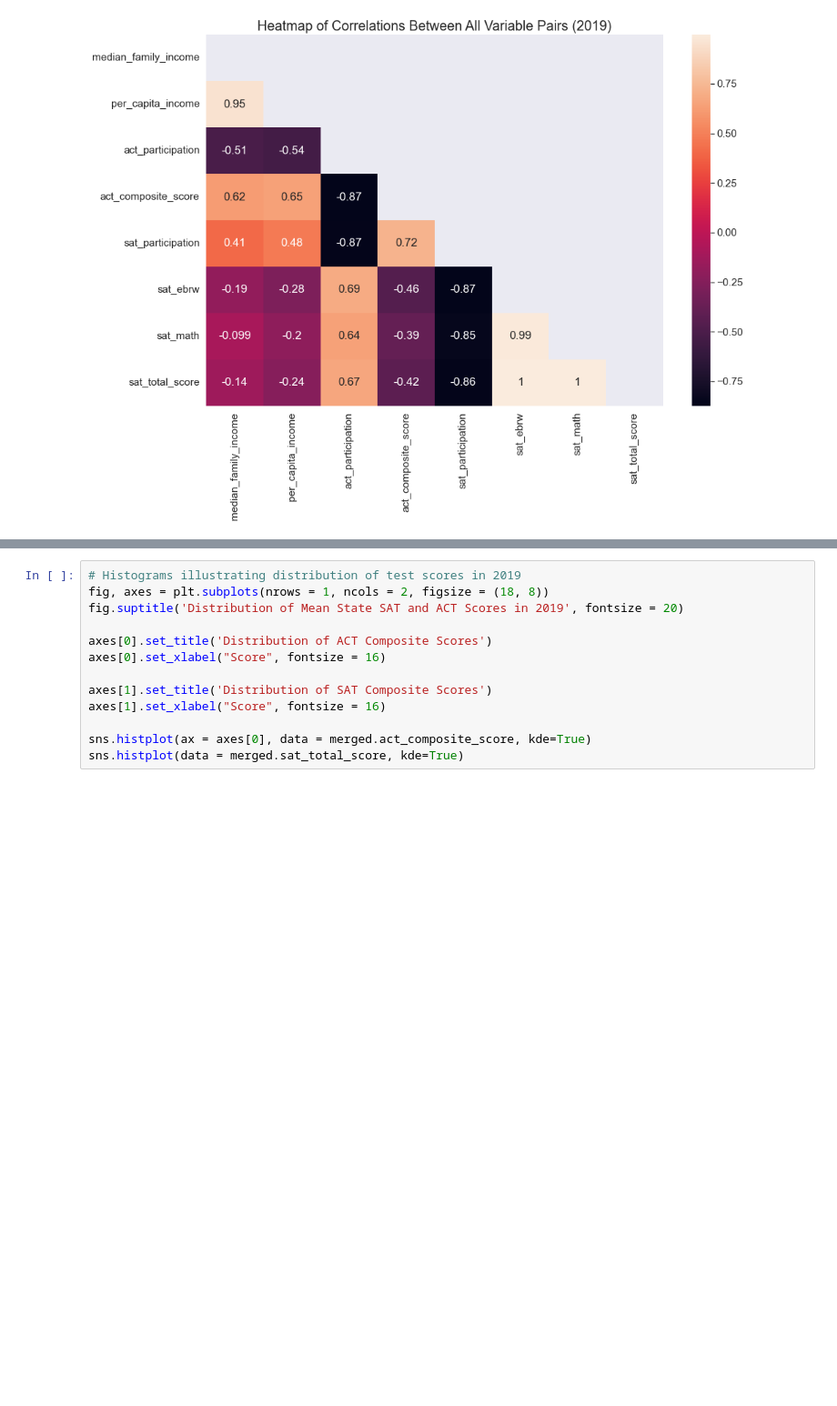
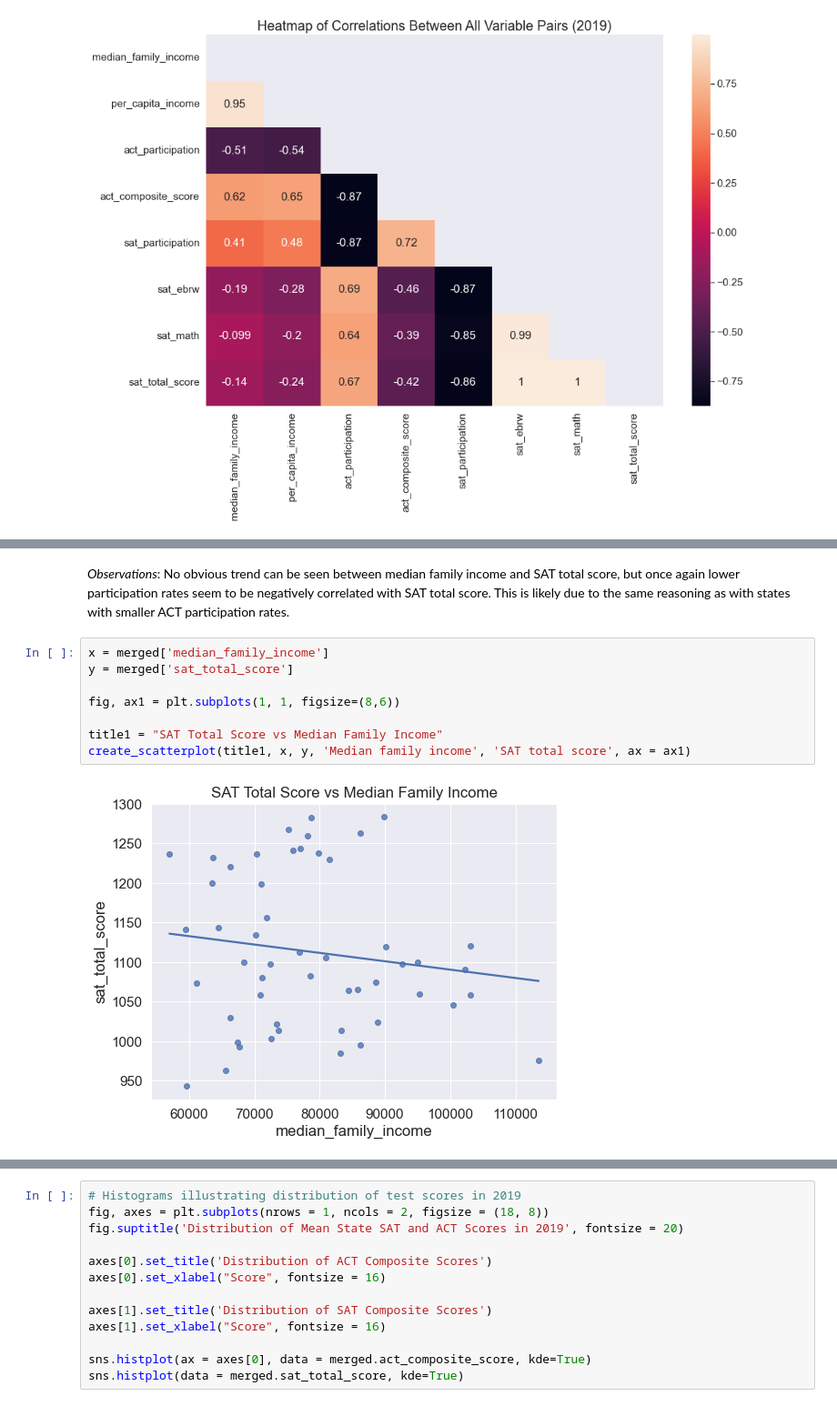
Before and after one commit to twliam/DSI33-Proj1, a Jupyter notebook: Technical Report SAT and ACT Analysis.ipynb, the cells around one changed output, grey strips where cells are left out. Shown: that part at 91% size. Saved outputs shown, nothing was run; the diff lists cells and outputs as text; blank space fills up the shorter version.

```diff
--- a/Technical Report SAT and ACT Analysis.ipynb
+++ b/Technical Report SAT and ACT Analysis.ipynb
@@ -706,0 +551,13 @@ A scatter plot might reveal trends between moderately correlated variables.
+# %% [markdown]
+*Observations*:
+No obvious trend can be seen between median family income and SAT total score, but once again lower participation rates seem to be negatively correlated with SAT total score. This is likely due to the same reasoning as with states with smaller ACT participation rates.
+# %%
+x = merged['median_family_income']
+y = merged['sat_total_score']
+
+fig, ax1 = plt.subplots(1, 1, figsize=(8,6))
+
+title1 = "SAT Total Score vs Median Family Income"
+create_scatterplot(title1, x, y, 'Median family income', 'SAT total score', ax = ax1)
+# %% [output]
+[figure, added]
```
Also changed, not shown: parts of 53 cells of this notebook.
